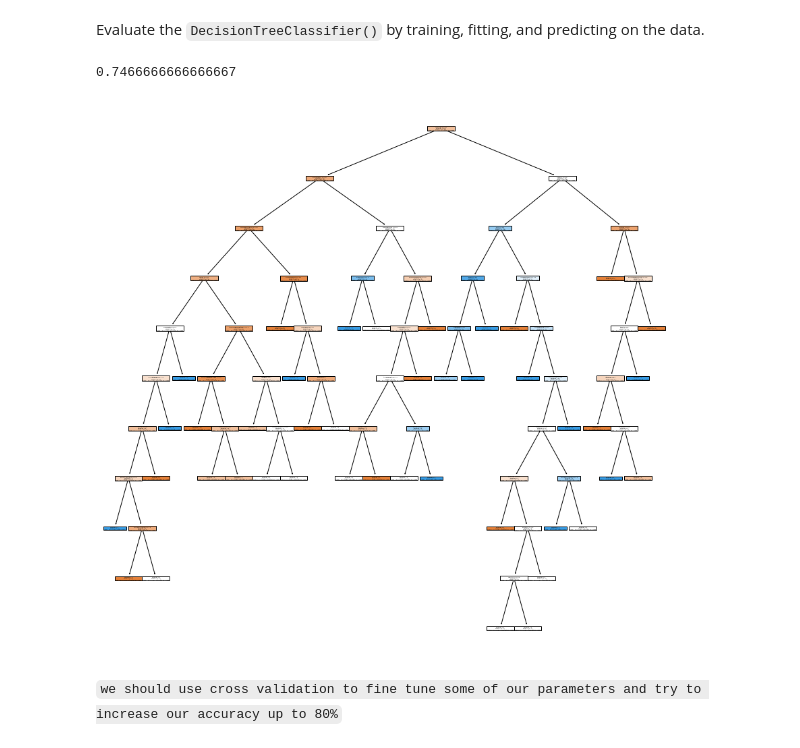
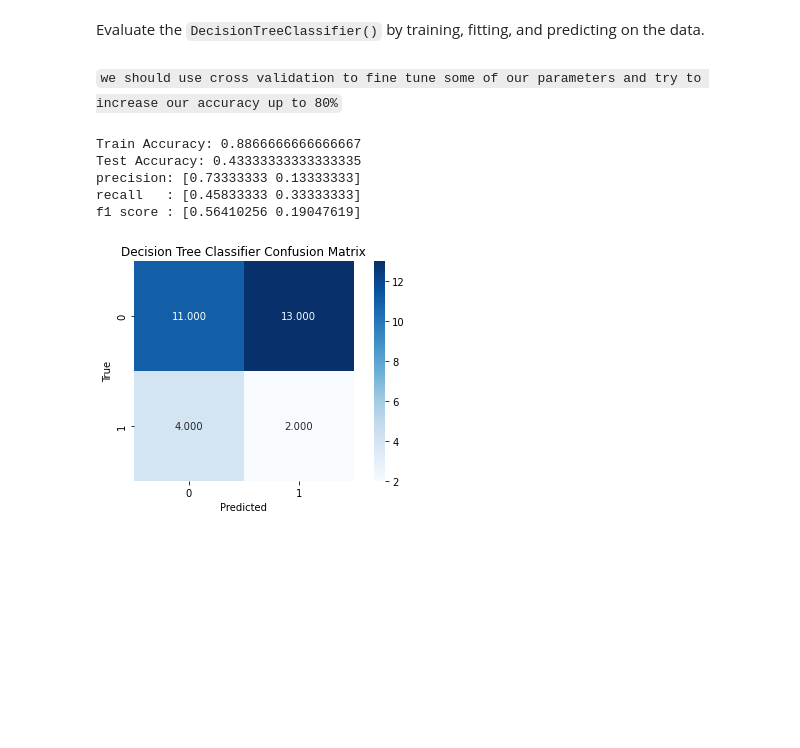
Before and after one commit to uic-cs418/cs418-spring22-purple, a Jupyter notebook: decision_tree.ipynb, the cells around one changed output. Drawn from its saved outputs; the diff is of its cells as text; code cells hidden in the pictures; blank space fills up the shorter version.

Commit message:
retrained decision tree with changes
see notes at end for comments on performance

```diff
--- a/decision_tree.ipynb
+++ b/decision_tree.ipynb
@@ -78,8 +113,8 @@ data.head(5)
 Create the features and labels for classification.
 # %%
 def create_features_labels(dataset):
-    X = dataset.iloc[:, 2:]    # Features are all categories of gun laws
-    y = dataset['change']      # Labels are if the number of cases reduced
+    X = dataset.drop(columns = ['decrease_in_gun_violence', 'state', 'year']) #keep all law reform info as features, as well as the proportion of individuals harmed
+    y = dataset['decrease_in_gun_violence']   # Labels are if the number of cases reduced
     y = y.replace({True: 1, False: 0})
     return X, y
 
@@ -138,20 +178,37 @@ print(baseline.evaluate_accuracy(y, labels))
 # %% [markdown]
 Evaluate the `DecisionTreeClassifier()` by training, fitting, and predicting on the data.
-# %%
-X_train, X_test, y_train, y_test = train_test_split(X, y, test_size = 0.3,random_state=1)
-clf_model = DecisionTreeClassifier()
-clf_model.fit(X_train,y_train)
-y_predict = clf_model.predict(X_test)
-clf_model.score(X,y)
-# %% [output]
-0.7466666666666667
-# %%
-feature_names_list = list(X.columns) #a list of column names from merged gun incident and reform dataset, in order; currently features are types of gun laws
-plt.figure(figsize=(15,15))
-plot_tree(clf_model, feature_names = feature_names_list,
-            class_names = ['Gun Violence Did Not Decrease', 'Gun Violence Decreased'],
-            filled = True, impurity = False); #class names match to `decrease` values [0=did not decrease, 1=did decrease]
-# %% [output]
-[figure, removed]
 # %% [markdown]
 `we should use cross validation to fine tune some of our parameters and try to increase our accuracy up to 80%`
+# %%
+X_train, X_test, y_train, y_test = train_test_split(X, y, test_size = 0.2,random_state=1) #changed split to 80% train, 20% test
+clf_model = DecisionTreeClassifier()
+clf_model.fit(X_train,y_train)
+y_predict = clf_model.predict(X_test)
+# %%
+#evaluation metrics
+train_accuracy = clf_model.score(X,y)  #this gives training accuracy
+test_accuracy = accuracy_score(y_test, y_predict) #this gives testing accuracy
+
+print(f'Train Accuracy: {train_accuracy}')
+print(f'Test Accuracy: {test_accuracy}')
+
+cm = confusion_matrix(y_test, y_predict) #confusion matrix
+precision, recall, f1, support =  precision_recall_fscore_support(y_test, y_predict) #precision, recall, f1 score, and support for each class (decrease_in_gun_violence=0 and decrease_in_gun_violence=1)
+
+print(f'precision: {precision}')
+print(f'recall   : {recall}')
+print(f'f1 score : {f1}')
+
+#plot confusion matrix
+sns.heatmap(cm, annot = True, fmt = ".3f", square = True, cmap = plt.cm.Blues);
+plt.ylabel('True');
+plt.xlabel('Predicted');
+plt.title('Decision Tree Classifier Confusion Matrix');
+plt.tight_layout();
+# %% [output]
+Train Accuracy: 0.8866666666666667
+Test Accuracy: 0.43333333333333335
+precision: [0.73333333 0.13333333]
+recall   : [0.45833333 0.33333333]
+f1 score : [0.56410256 0.19047619]
+[figure, added]
```
Also changed, not shown: parts of 13 cells of this notebook.
